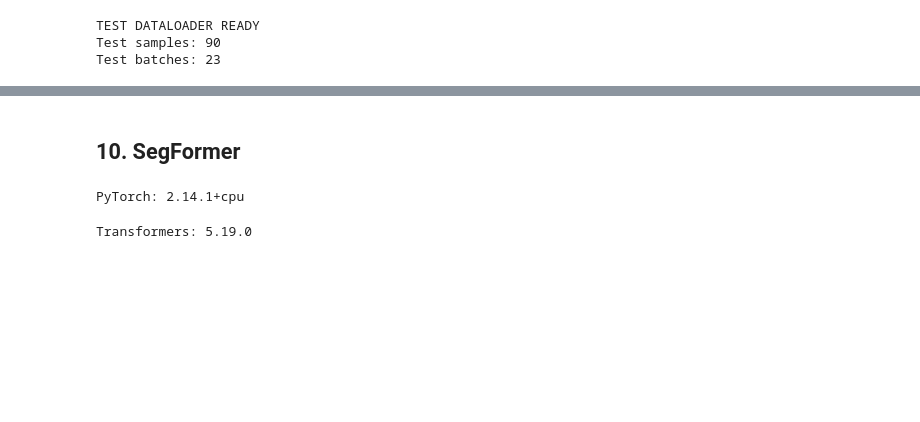
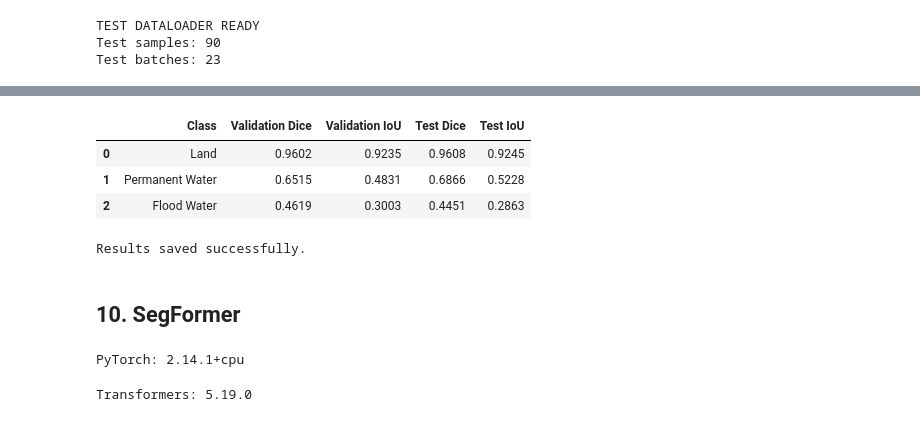
Before and after one commit to srihasagnana/GeoMind-AI, a Jupyter notebook: major_project_reordered_order_only.ipynb, the cells around one changed output, grey strips where cells are left out. Saved outputs shown, nothing was run; the diff lists cells and outputs as text; code cells hidden in the pictures; blank space fills up the shorter version.

```diff
--- a/major_project_reordered_order_only.ipynb
+++ b/major_project_reordered_order_only.ipynb
@@ -2175,3 +2674,27 @@ UNet(
+# %%
+
+validation_results = pd.DataFrame({
+    "Class": ["Land", "Permanent Water", "Flood Water"],
+    "Validation Dice": [0.9602, 0.6515, 0.4619],
+    "Validation IoU": [0.9235, 0.4831, 0.3003],
+    "Test Dice": [0.9608, 0.6866, 0.4451],
+    "Test IoU": [0.9245, 0.5228, 0.2863],
+})
+
+display(validation_results)
+
+validation_results.to_csv(
+    "unet_patch_validation_test_results.csv",
+    index=False
+)
+
+print("Results saved successfully.")
+# %% [output]
+|  | Class | Validation Dice | Validation IoU | Test Dice | Test IoU |
+| 0 | Land | 0.9602 | 0.9235 | 0.9608 | 0.9245 |
+| 1 | Permanent Water | 0.6515 | 0.4831 | 0.6866 | 0.5228 |
+| 2 | Flood Water | 0.4619 | 0.3003 | 0.4451 | 0.2863 |
+Results saved successfully.
 # %% [markdown]
 ## 10. SegFormer
 # %%
```
Also changed, not shown: parts of 68 cells of this notebook, 1 other file.
